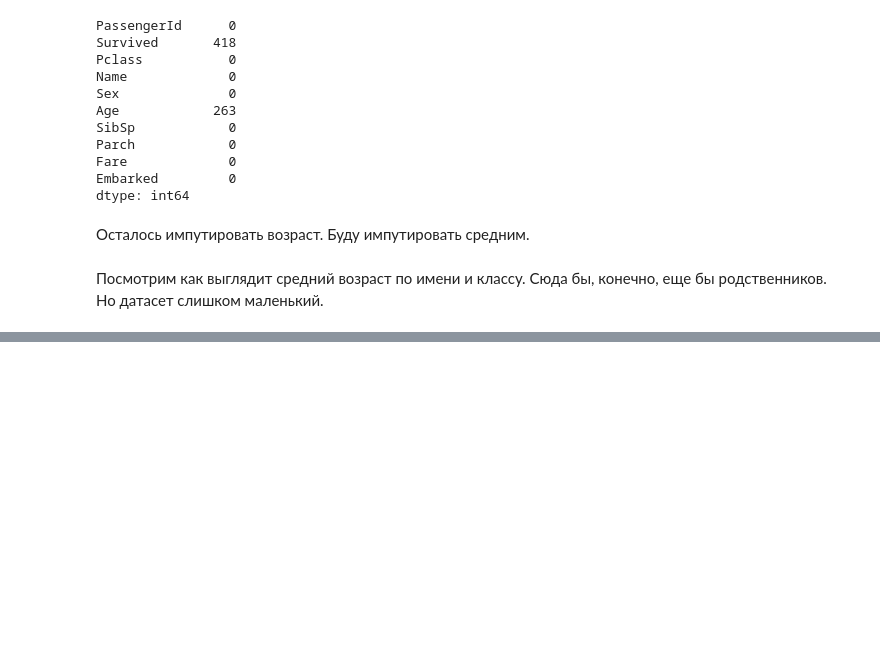
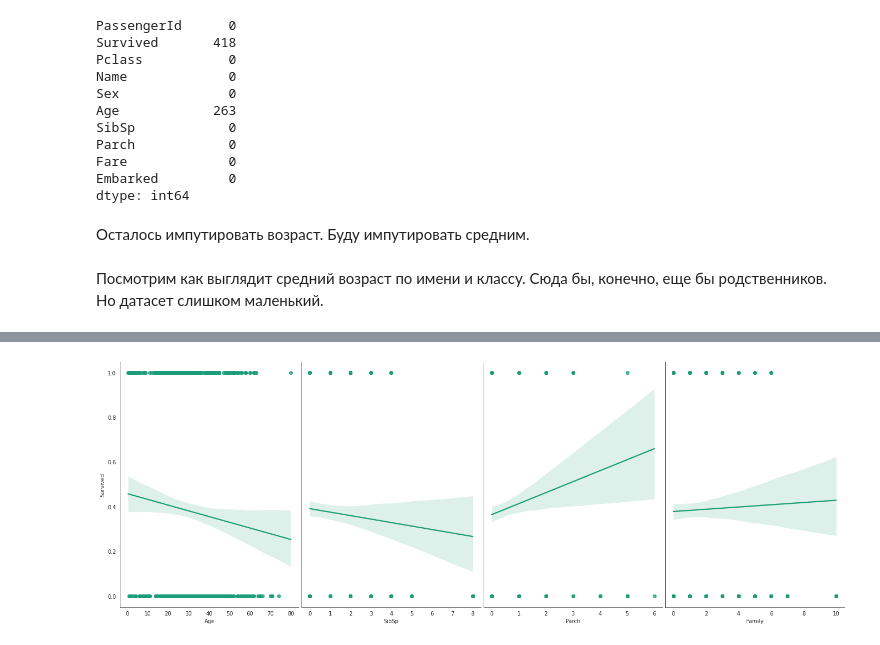
Before and after one commit to jast4ik/Hillel_ML_HW, a Jupyter notebook: Homework07/HW07.ipynb, the cells around one changed output, grey strips where cells are left out. Drawn from its saved outputs; the diff is of its cells as text; code cells hidden in the pictures; blank space fills up the shorter version.

```diff
--- a/Homework07/HW07.ipynb
+++ b/Homework07/HW07.ipynb
@@ -253,0 +279,4 @@ print(src_df['Pclass'].max())
+# %%
+a = sns.pairplot(src_df_clear, x_vars=['Age', 'SibSp', 'Parch', 'Family'], y_vars='Survived', height=7, aspect=0.7, kind='reg')
+# %% [output]
+[figure, added]
```
Also changed, not shown: parts of 19 cells of this notebook.
